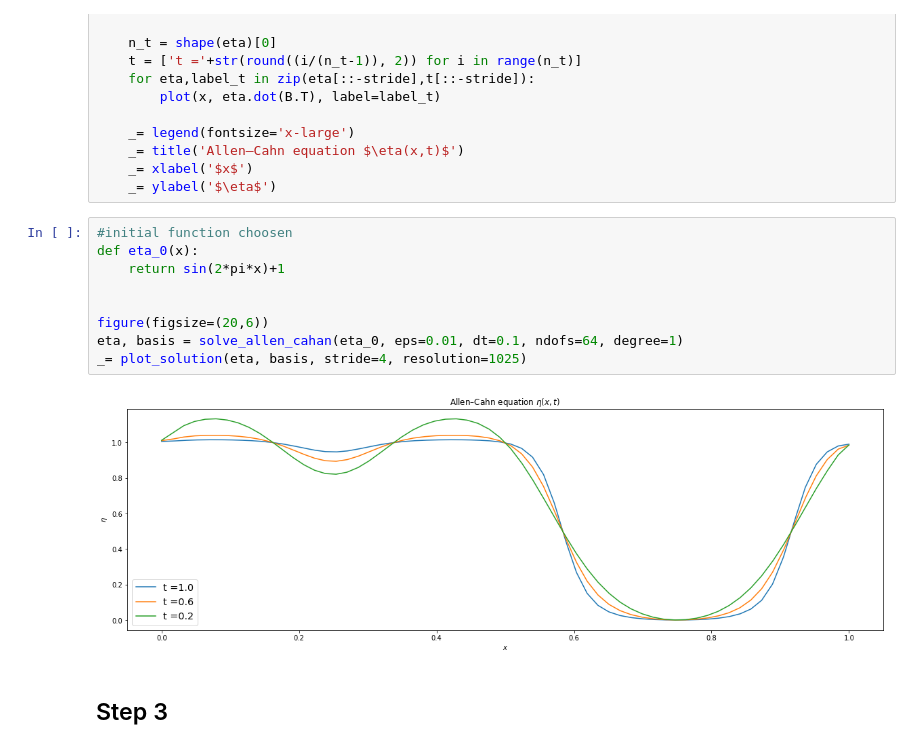
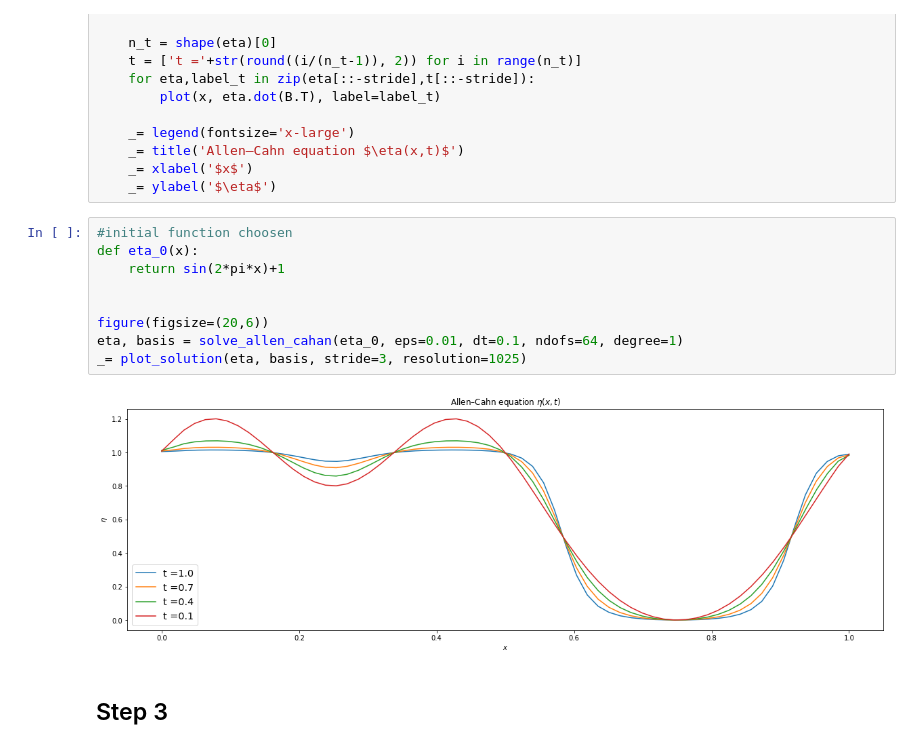
Before and after one commit to eferos93/P1.4_seed, a Jupyter notebook: final_project/final_project_2019-2020.ipynb, the cells around one changed output. Cells and saved outputs as stored; diff of their text form.

```diff
--- a/final_project/final_project_2019-2020.ipynb
+++ b/final_project/final_project_2019-2020.ipynb
@@ -218,13 +218,13 @@ def plot_solution(eta, basis, stride, resolution):
 # %%
 #initial function choosen
 def eta_0(x):
     return sin(2*pi*x)+1
 
 
 figure(figsize=(20,6))
 eta, basis = solve_allen_cahan(eta_0, eps=0.01, dt=0.1, ndofs=64, degree=1)
-_= plot_solution(eta, basis, stride=4, resolution=1025)
+_= plot_solution(eta, basis, stride=3, resolution=1025)
 # %% [output]
-[figure, old version]
+[figure, new version]
 # %% [markdown]
 ## Step 3
```
Also changed, not shown: parts of 6 cells of this notebook.
